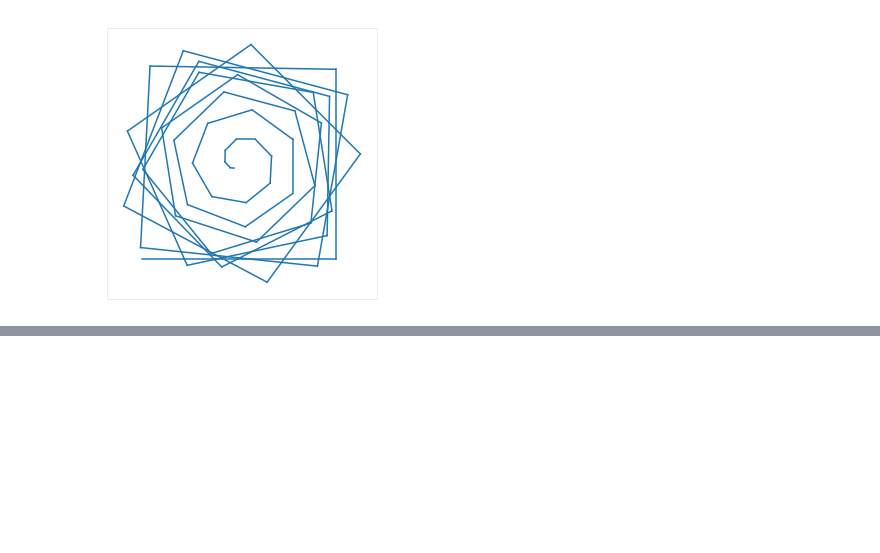
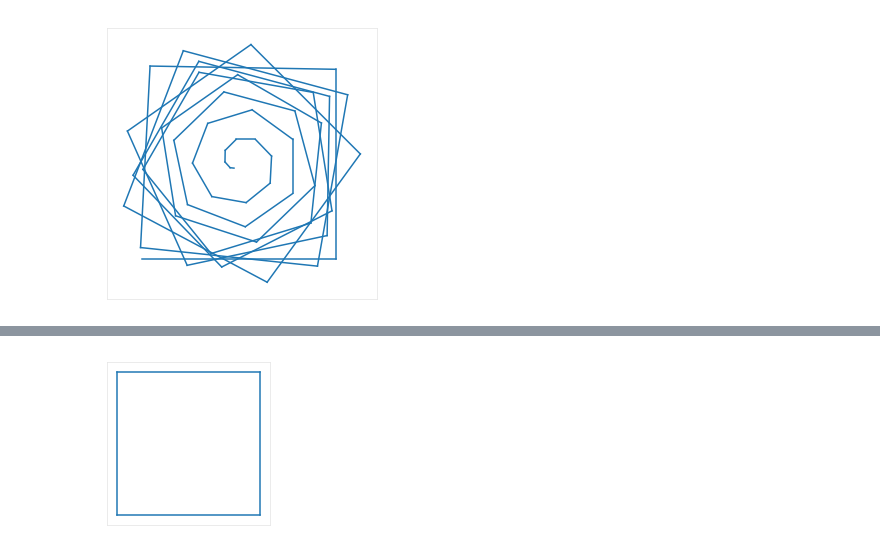
Before and after one commit to samisaf/Turtle-geometry-in-python, a Jupyter notebook: turtle_demo.ipynb, the cells around one changed output, grey strips where cells are left out. Drawn from its saved outputs; the diff is of its cells as text; code cells hidden in the pictures; blank space fills up the shorter version.

```diff
--- a/turtle_demo.ipynb
+++ b/turtle_demo.ipynb
@@ -42,3 +42,17 @@ with Terrarium(5, animate=True) as t:
         t1.left(90)
 # %% [output]
 [interactive output not drawn]
+# %%
+# dynamic dispatch
+def square(turtle, length):
+    for i in range(4):
+        turtle.forward(length)
+        turtle.left(90)
+
+Turtle.square = square
+
+with Terrarium() as terra:
+    t1 = Turtle(terra)
+    t1.square(10)
+# %% [output]
+[figure, added]
```
Also changed, not shown: parts of 2 cells of this notebook.
